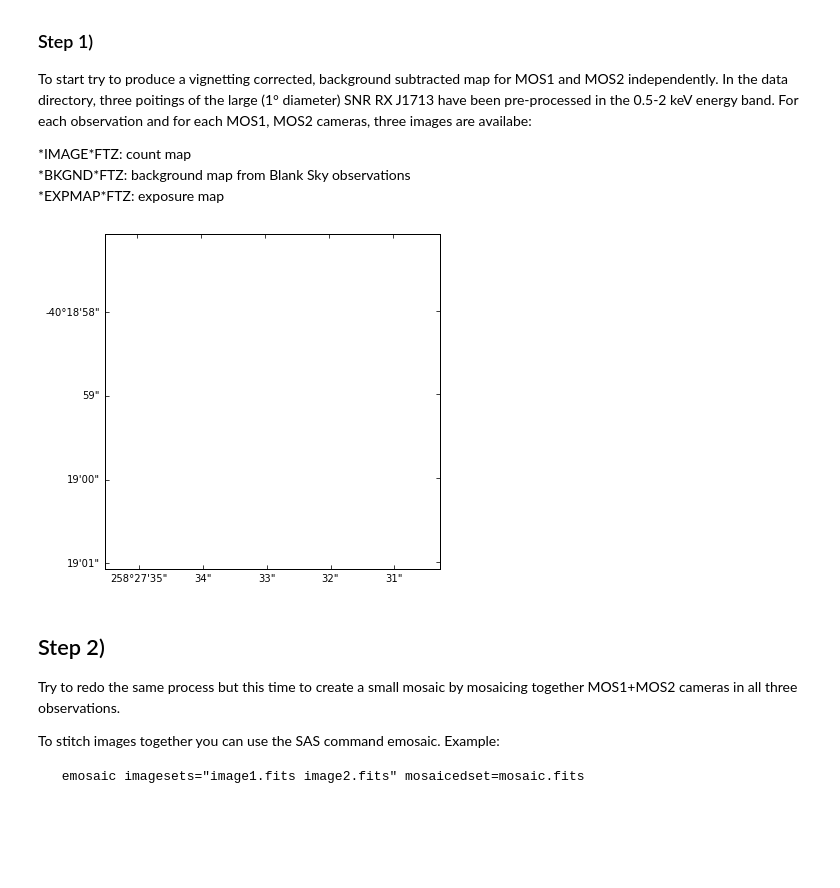
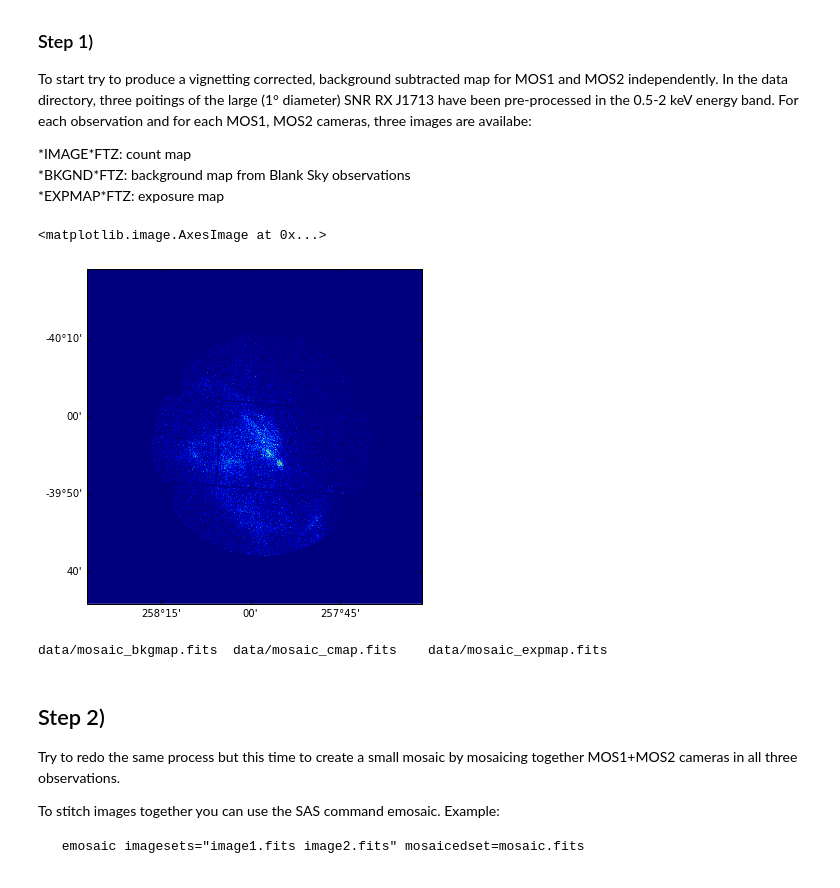
Before and after one commit to facero/OHP-2016-material, a Jupyter notebook: Xray-imaging/explore-fluxmap/Fluxmap.ipynb, the cells around one changed output. Drawn from its saved outputs; the diff is of its cells as text; code cells hidden in the pictures; blank space fills up the shorter version.

```diff
--- a/Xray-imaging/explore-fluxmap/Fluxmap.ipynb
+++ b/Xray-imaging/explore-fluxmap/Fluxmap.ipynb
@@ -28,28 +28,34 @@ from matplotlib.colors import PowerNorm,LogNorm
 # %%
 datadir='data/'
 imagefile=datadir+'P0093670301M2S003IMAGE_2000.FTZ'
 bkgfile=datadir+'P0093670301M2S003BKGND_2000.FTZ'
 expfile=datadir+'P0093670301M2S003EXPMAP2000.FTZ'
+
 
 
 image=fits.getdata(imagefile)
 bkg=fits.getdata(bkgfile)
 exp=fits.getdata(expfile)
 
 hdr=fits.getheader(imagefile)
 w = wcs.WCS(hdr)
 
 # ... Fill in missing code here ...
 # Your goal is to produce a vignetting corrected, bkg subtracted image
 # Then smooth the image. Use the Gaussian2DKernel and convolve function from astropy
 
 
 fig = plt.figure(figsize=(6,6))
 ax = fig.add_subplot(1, 1, 1, projection=w) # define a figure in WCS coordinate using header information
-
+ax.imshow(image)
 #To plot an image use the ax.imshow(toto) command
 # %% [output]
+<matplotlib.image.AxesImage at 0x...>
-[figure, old version]
+[figure, new version]
+# %%
+ls data/mosaic*
+# %% [output]
+data/mosaic_bkgmap.fits  data/mosaic_cmap.fits    data/mosaic_expmap.fits
 # %% [markdown]
 ## Step 2)
 
```
Also changed, not shown: 1 other file.
